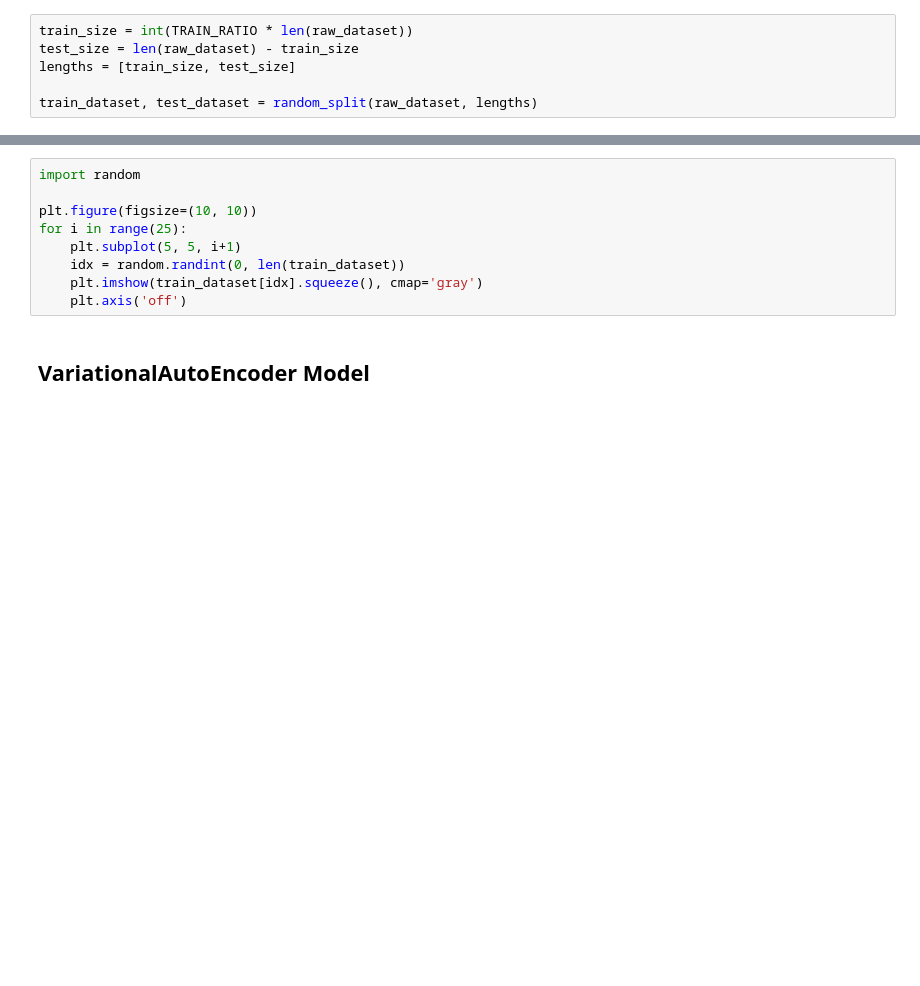
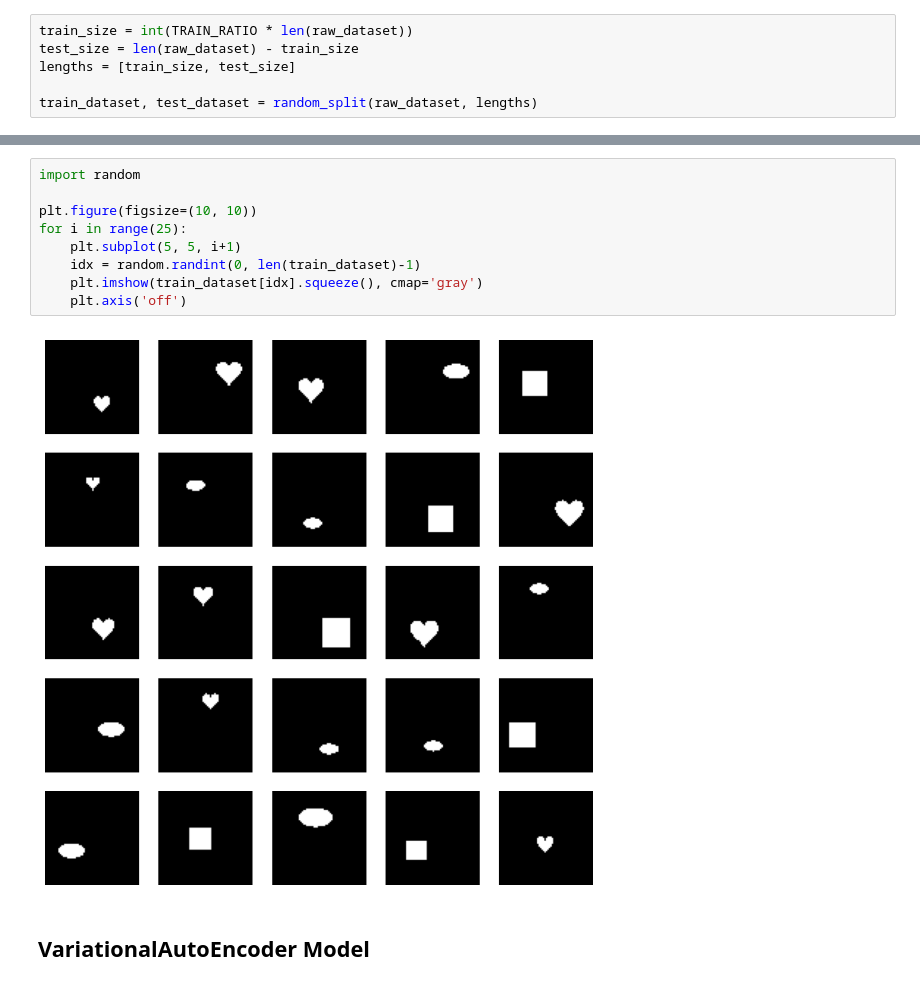
Before and after one commit to Ipouyall/DeepNeuralNetworkExploration, a Jupyter notebook: 10_ControlVAE/01_ControlVAE.ipynb, the cells around one changed output, grey strips where cells are left out. Saved outputs shown, nothing was run; the diff lists cells and outputs as text; blank space fills up the shorter version.

```diff
--- a/10_ControlVAE/01_ControlVAE.ipynb
+++ b/10_ControlVAE/01_ControlVAE.ipynb
@@ -71,12 +83,14 @@ print(f'Test size: {len(test_dataset)}')
 # %%
 import random
 
 plt.figure(figsize=(10, 10))
 for i in range(25):
     plt.subplot(5, 5, i+1)
-    idx = random.randint(0, len(train_dataset))
+    idx = random.randint(0, len(train_dataset)-1)
     plt.imshow(train_dataset[idx].squeeze(), cmap='gray')
     plt.axis('off')
+# %% [output]
+[figure, added]
 # %% [markdown]
 ## VariationalAutoEncoder Model
 # %%
```
Also changed, not shown: parts of 11 cells of this notebook.
